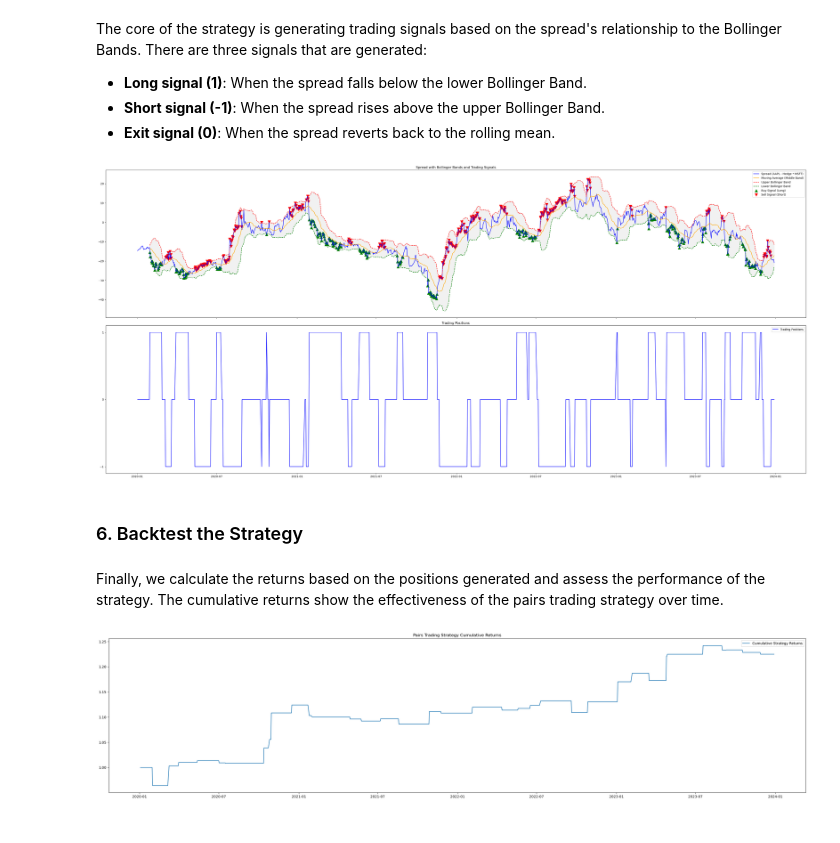
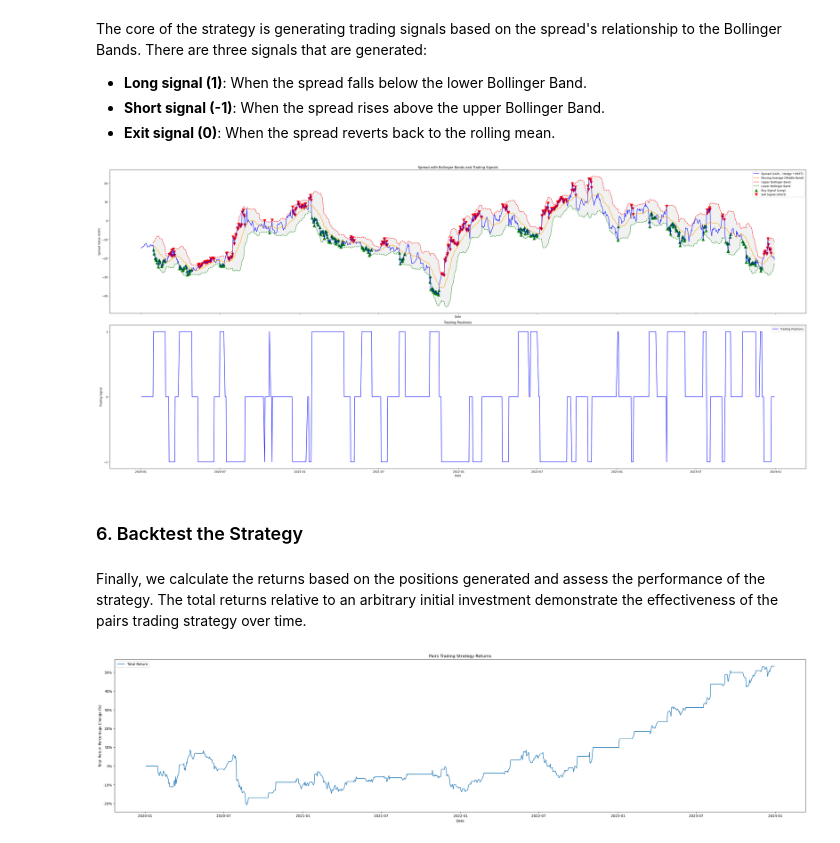
Before and after one commit to loyiwen/PairsTradingBot, a Jupyter notebook: pairs_trading_logic.ipynb, the cells around one changed output. Cells and saved outputs as stored; diff of their text form; code cells hidden in the pictures.

```diff
--- a/pairs_trading_logic.ipynb
+++ b/pairs_trading_logic.ipynb
@@ -198,40 +207,54 @@ ax1.scatter(spread[signals['positions'] == -1].index, spread[signals['positions'
             marker='v', color='red', label='Sell Signal (Short)', s=100)
 
 ax1.set_title('Spread with Bollinger Bands and Trading Signals')
+ax1.set_xlabel('Date')
+ax1.set_ylabel('Spread Value (USD)')
 ax1.legend()
-
 
 # Plot the trading positions on the second axis (ax2)
 ax2.plot(signals['positions'], label='Trading Positions', color='blue')
 
 ax2.set_yticks([1, 0, -1])
 ax2.set_title('Trading Positions')
+ax2.set_xlabel('Date')
+ax2.set_ylabel('Trading Signal'
+              )
 ax2.legend()
-
 plt.tight_layout()
 plt.show()
 # %% [output]
-[figure, old version]
+[figure, new version]
 # %% [markdown]
 ### 6. Backtest the Strategy
 # %% [markdown]
-Finally, we calculate the returns based on the positions generated and assess the performance of the strategy. The cumulative returns show the effectiveness of the pairs trading strategy over time.
+Finally, we calculate the returns based on the positions generated and assess the performance of the strategy. The total returns relative to an arbitrary initial investment demonstrate the effectiveness of the pairs trading strategy over time.
 # %%
 # Calculate returns for AAPL and MSFT
 aapl_returns = aapl_close.pct_change().dropna()
 msft_returns = msft_close.pct_change().dropna()
 
 # Calculate the strategy returns based on the hedge ratio
 strategy_returns = signals['positions'].shift(1) * (aapl_returns - hedge_ratio * msft_returns)
 
-# Calculate cumulative returns
-cumulative_returns = (1 + strategy_returns).cumprod()
+# Calculate total returns
+total_returns = (1 + strategy_returns).cumprod()
+
+def adjust_yaxis(y, pos):
+    return f'{y - 100:.0f}%'
 
 # Plot the cumulative returns
 plt.figure(figsize=(36, 8))
-plt.plot(cumulative_returns, label='Cumulative Strategy Returns')
-plt.title('Pairs Trading Strategy Cumulative Returns')
+plt.plot(total_returns * 100, label='Total Return')
+
+plt.title('Pairs Trading Strategy Returns')
+plt.xlabel('Date')
+plt.ylabel('Total Return Percentage Change (%)')
+
+# Format y-axis to show percentage
+ax = plt.gca()
+ax.yaxis.set_major_formatter(FuncFormatter(adjust_yaxis))
+
 plt.legend()
 plt.show()
 # %% [output]
-[figure, old version]
+[figure, new version]
```
Also changed, not shown: parts of 4 cells of this notebook.
